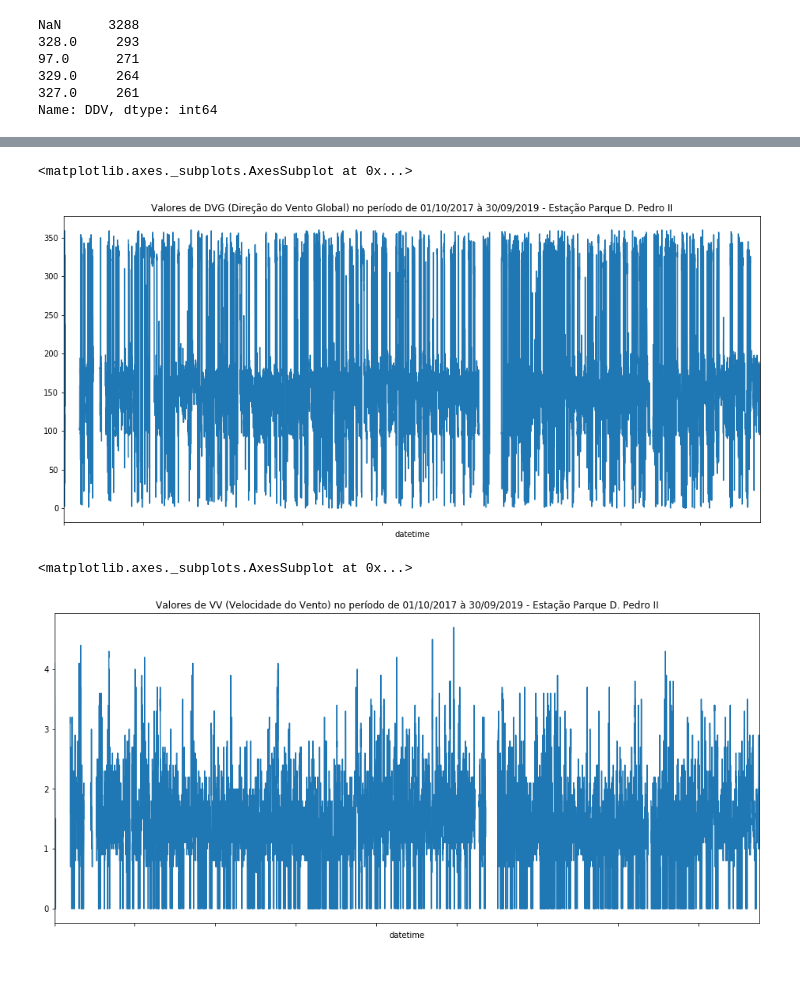
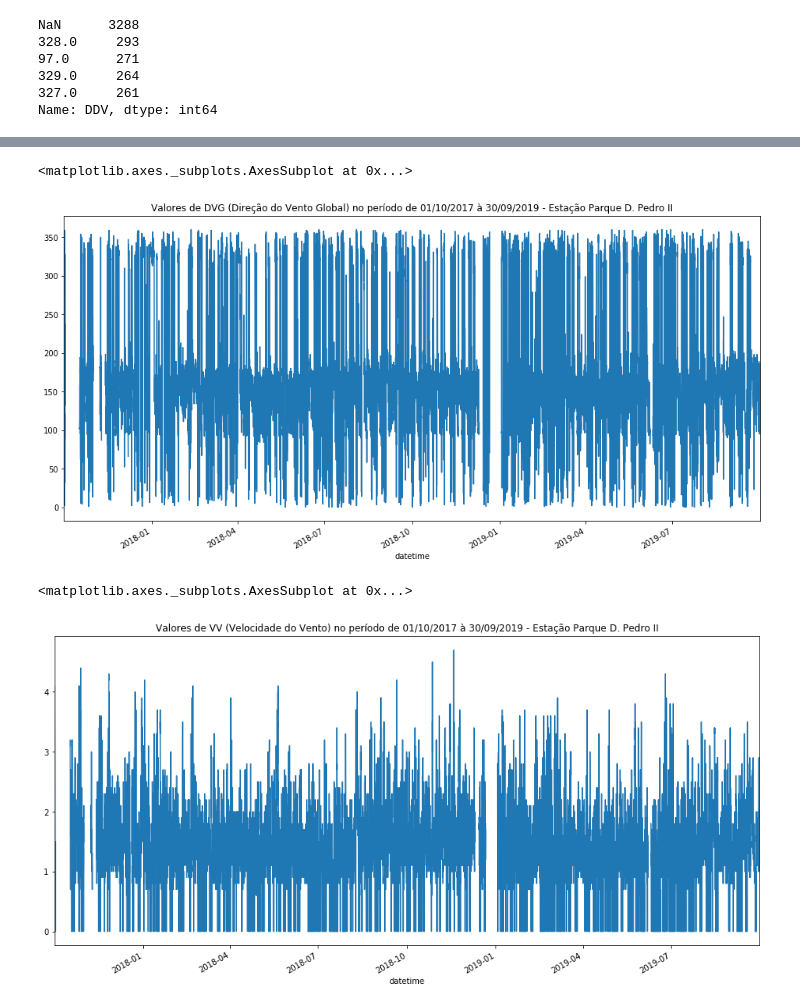
Before and after one commit to rpbenatti/DS-DH-Project, a Jupyter notebook: Projeto-Integrador-Grupo5-RespiroBem.ipynb, the cells around one changed output, grey strips where cells are left out. Cells and saved outputs as stored; diff of their text form; code cells hidden in the pictures; blank space fills up the shorter version.

```diff
--- a/Projeto-Integrador-Grupo5-RespiroBem.ipynb
+++ b/Projeto-Integrador-Grupo5-RespiroBem.ipynb
@@ -430,7 +430,6 @@ msno.matrix(pdp)
 # %%
 plt.figure(figsize=(16,8))
 plt.title('Valores de MP 2.5 no período de 01/10/2017 à 30/09/2019 - Estação Parque D. Pedro II')
-pdp.index = pdp.index - pdp.index[0]
 pdp.MP25.plot()
 # %% [output]
 <matplotlib.axes._subplots.AxesSubplot at 0x...>
@@ -438,7 +437,6 @@ pdp.MP25.plot()
 # %%
 plt.figure(figsize=(16,8))
 plt.title('Valores de DDV / DGV / VV (Vento) no período de 01/10/2017 à 30/09/2019 - Estação Parque D. Pedro II')
-pdp.index = pdp.index - pdp.index[0]
 pdp.DDV.plot()
 # %% [output]
 <matplotlib.axes._subplots.AxesSubplot at 0x...>
@@ -467,7 +465,6 @@ Name: DDV, dtype: int64
 # %%
 plt.figure(figsize=(16,8))
 plt.title('Valores de DDV (Direção do Vento) no período de 01/10/2017 à 30/09/2019 - Estação Parque D. Pedro II')
-pdp.index = pdp.index - pdp.index[0]
 pdp.DDV.plot()
 # %% [output]
 <matplotlib.axes._subplots.AxesSubplot at 0x...>
@@ -475,19 +472,17 @@ pdp.DDV.plot()
 # %%
 plt.figure(figsize=(16,8))
 plt.title('Valores de DVG (Direção do Vento Global) no período de 01/10/2017 à 30/09/2019 - Estação Parque D. Pedro II')
-pdp.index = pdp.index - pdp.index[0]
 pdp.DVG.plot()
 # %% [output]
 <matplotlib.axes._subplots.AxesSubplot at 0x...>
-[figure, old version]
+[figure, new version]
 # %%
 plt.figure(figsize=(16,8))
 plt.title('Valores de VV (Velocidade do Vento) no período de 01/10/2017 à 30/09/2019 - Estação Parque D. Pedro II')
-pdp.index = pdp.index - pdp.index[0]
 pdp.VV.plot()
 # %% [output]
 <matplotlib.axes._subplots.AxesSubplot at 0x...>
-[figure, old version]
+[figure, new version]
 # %%
 plt.figure(figsize=(16,8))
 plt.title('Valores de TEMP (Temperatura) no período de 01/10/2017 à 30/09/2019 - Estação Parque D. Pedro II')
```
Also changed, not shown: parts of 10 cells of this notebook.
